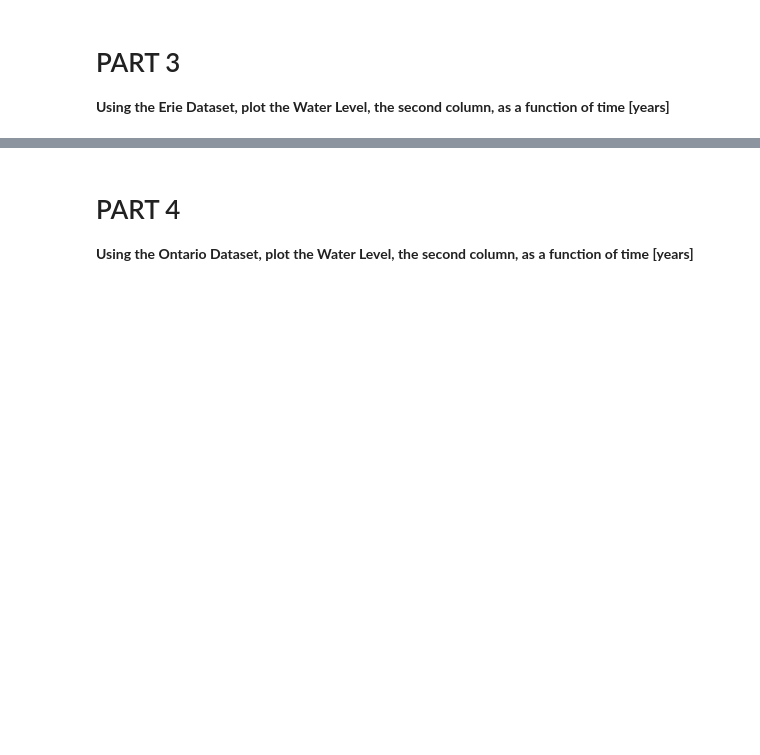
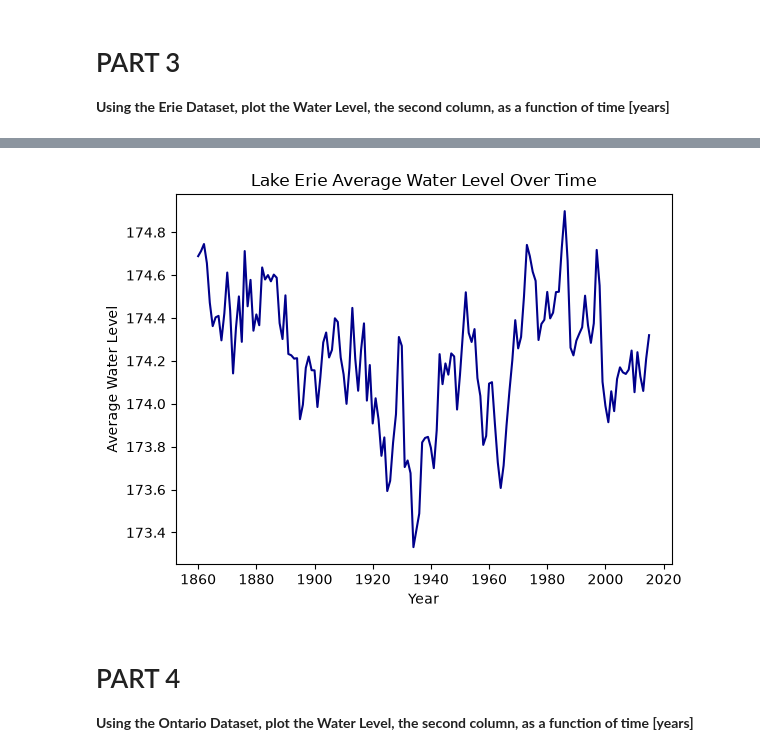
Before and after one commit to wesleyk1/CMSE202_Git_Started, a Jupyter notebook: Great_Lakes_and_Grand_River.ipynb, the cells around one changed output, grey strips where cells are left out. Drawn from its saved outputs; the diff is of its cells as text; code cells hidden in the pictures; blank space fills up the shorter version.

```diff
--- a/Great_Lakes_and_Grand_River.ipynb
+++ b/Great_Lakes_and_Grand_River.ipynb
@@ -53,9 +92,11 @@ erie.head()
 # %%
-plt.scatter(erie["Lake Erie annual averages"], erie["Unnamed: 1"], color="darkblue")
+plt.plot(erie["Lake Erie annual averages"], erie["Unnamed: 1"], color="darkblue")
 plt.xlabel("Year")
 plt.ylabel("Average Water Level")
 plt.title("Lake Erie Average Water Level Over Time")
 plt.show()
+# %% [output]
+[figure, added]
 # %% [markdown]
 # PART 4
 
```
Also changed, not shown: parts of 16 cells of this notebook.
